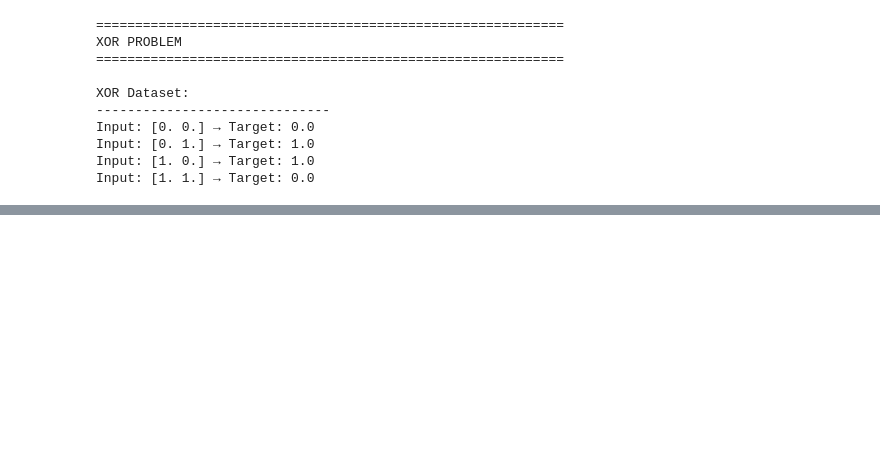
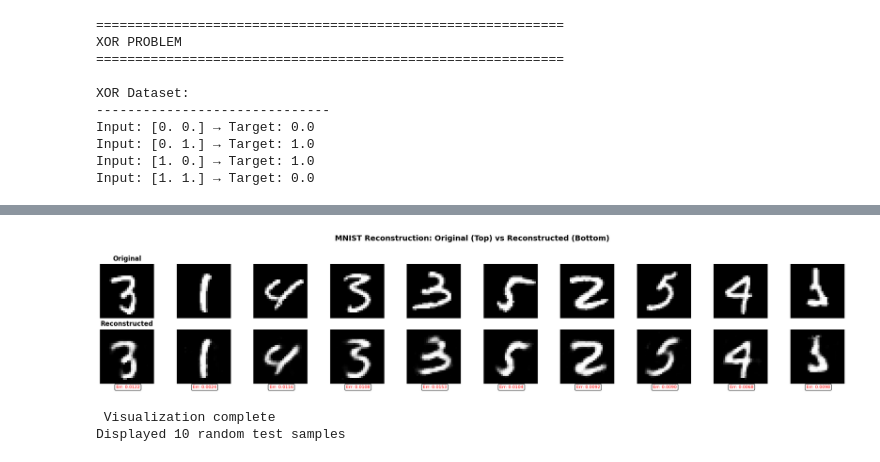
Before and after one commit to mariammadel17/CI_T8_Fall25, a Jupyter notebook: notebooks/project_demo.ipynb, the cells around one changed output, grey strips where cells are left out. Drawn from its saved outputs; the diff is of its cells as text; code cells hidden in the pictures; blank space fills up the shorter version.

```diff
--- a/notebooks/project_demo.ipynb
+++ b/notebooks/project_demo.ipynb
@@ -247,0 +445,17 @@ print("\n✅ Part 1 Complete! Your library works correctly.")
+# %%
+# Cell 12: Test Reconstruction Quality
+
+# Get predictions on test set
+reconstructed = autoencoder.predict(X_test_subset)
+
+# Calculate test loss
+test_loss = MSE.loss(X_test_subset, reconstructed)
+print(f"\n Test Loss (MSE): {test_loss:.6f}")
+
+# Calculate per-image reconstruction error
+reconstruction_errors = np.mean(np.square(X_test_subset - reconstructed), axis=1)
+print(f"\n Reconstruction Error Statistics:")
+print(f"  Mean Error: {np.mean(reconstruction_errors):.6f}")
+print(f"  Std Error: {np.std(reconstruction_errors):.6f}")
+print(f"  Min Error: {np.min(reconstruction_errors):.6f}")
+print(f"  Max Error: {np.max(reconstruction_errors):.6f}")
@@ -247,0 +470,41 @@ print("\n✅ Part 1 Complete! Your library works correctly.")
+# %%
+# Cell 13: Visualize Original vs Reconstructed Images
+
+# Select random samples to display
+n_display = 10
+random_indices = np.random.choice(len(X_test_subset), n_display, replace=False)
+
+fig, axes = plt.subplots(2, n_display, figsize=(20, 4))
+
+for i, idx in enumerate(random_indices):
+    # Original image
+    original_img = X_test_subset[idx].reshape(28, 28)
+    axes[0, i].imshow(original_img, cmap='gray')
+    axes[0, i].axis('off')
+    if i == 0:
+        axes[0, i].set_title('Original', fontsize=12, fontweight='bold')
+
+    # Reconstructed image
+    reconstructed_img = reconstructed[idx].reshape(28, 28)
+    axes[1, i].imshow(reconstructed_img, cmap='gray')
+    axes[1, i].axis('off')
+    if i == 0:
+        axes[1, i].set_title('Reconstructed', fontsize=12, fontweight='bold')
+
+    # Show reconstruction error
+    error = reconstruction_errors[idx]
+    axes[1, i].text(14, 30, f'Err: {error:.4f}',
+                    ha='center', fontsize=8, color='red',
+                    bbox=dict(boxstyle='round', facecolor='white', alpha=0.8))
+
+plt.suptitle('MNIST Reconstruction: Original (Top) vs Reconstructed (Bottom)',
+             fontsize=14, fontweight='bold', y=1.02)
+plt.tight_layout()
+plt.show()
+
+print("\n Visualization complete")
+print(f"Displayed {n_display} random test samples")
+# %% [output]
+[figure, added]
+ Visualization complete
+Displayed 10 random test samples
```
Also changed, not shown: parts of 25 cells of this notebook, 3 other files.
